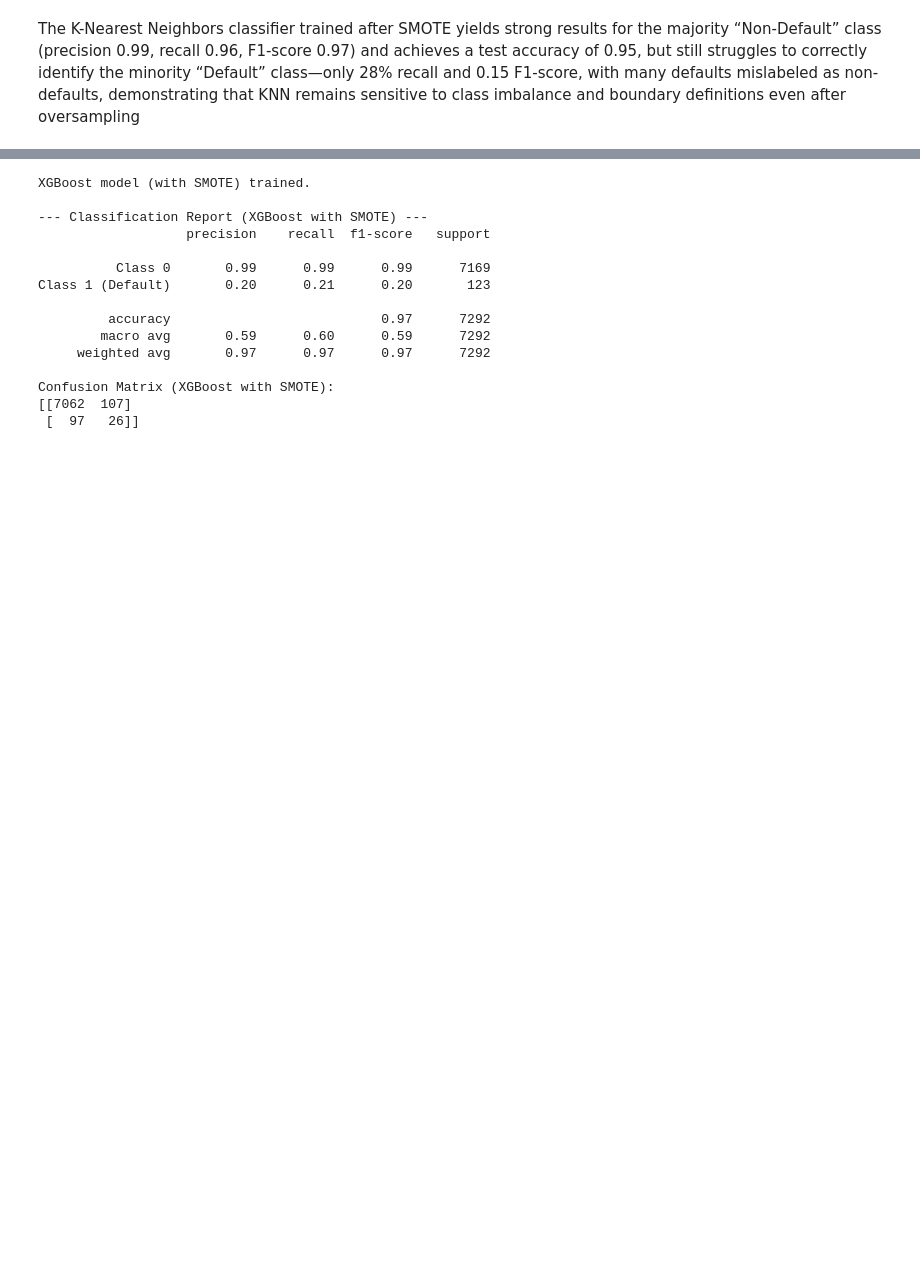
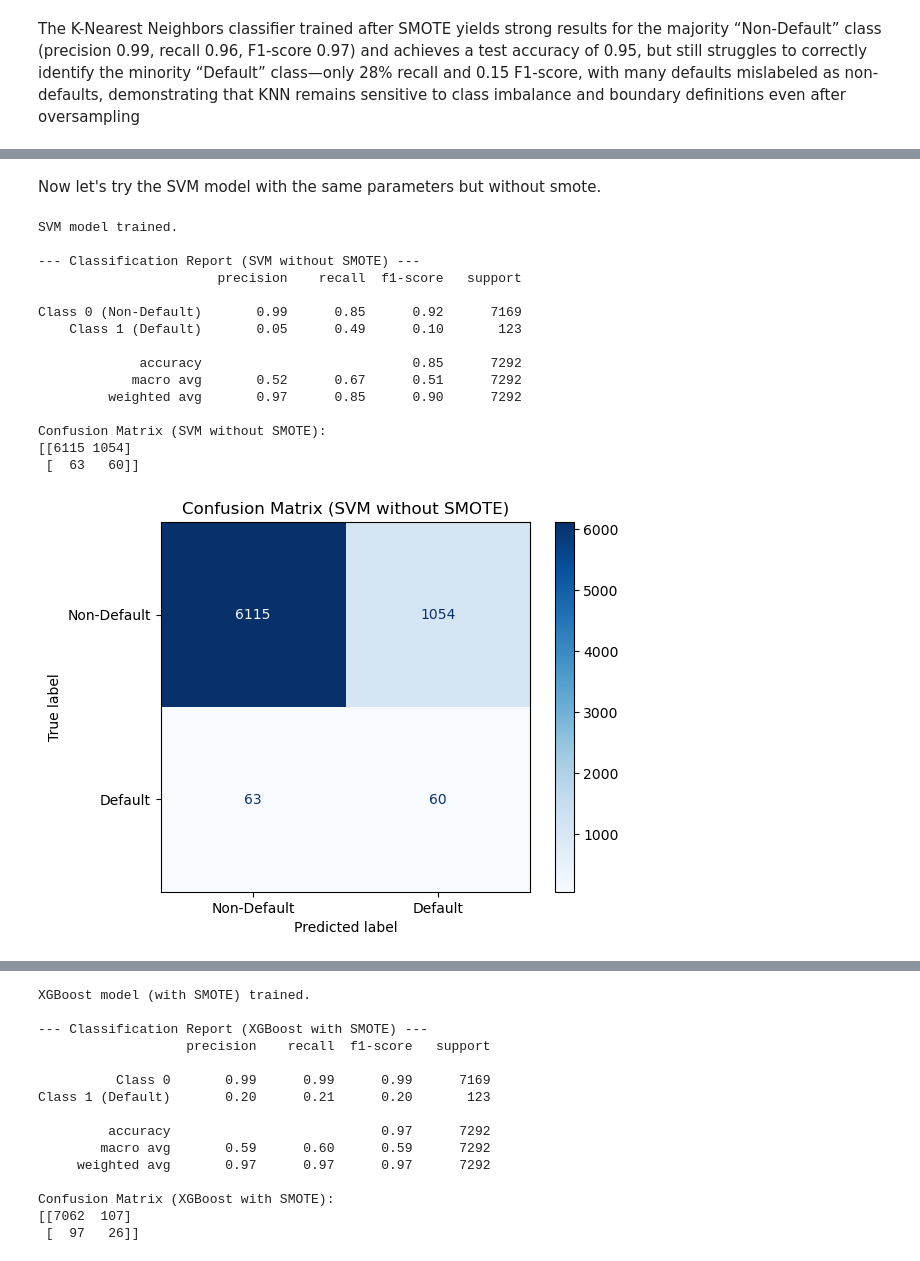
Before and after one commit to Adnbsn/ML_CardFraud, a Jupyter notebook: Project_ML_Adrien_BESSON_Emma_BEKKER.ipynb, the cells around one changed output, grey strips where cells are left out. Drawn from its saved outputs; the diff is of its cells as text; code cells hidden in the pictures; blank space fills up the shorter version.

```diff
--- a/Project_ML_Adrien_BESSON_Emma_BEKKER.ipynb
+++ b/Project_ML_Adrien_BESSON_Emma_BEKKER.ipynb
@@ -761,0 +842,45 @@ Now let's test some new models, first the xgboost, we are going to try him with
+# %% [markdown]
+Now let's try the SVM model with the same parameters but without smote.
+# %%
+svm_model.fit(X_train_processed, y_train)
+print("SVM model trained.")
+
+# Evaluate the model on the test set
+y_pred_svm2 = svm_model.predict(X_test_processed)
+
+print("\n--- Classification Report (SVM without SMOTE) ---")
+print(classification_report(
+    y_test,
+    y_pred_svm2,
+    target_names=["Class 0 (Non-Default)", "Class 1 (Default)"]
+))
+
+cm_svm = confusion_matrix(y_test, y_pred_svm2)
+print("Confusion Matrix (SVM without SMOTE):")
+print(cm_svm)
+
+# 3. Plot the confusion matrix
+disp_svm = ConfusionMatrixDisplay(
+    confusion_matrix=cm_svm,
+    display_labels=["Non-Default", "Default"]
+)
+disp_svm.plot(cmap="Blues", values_format="d")
+plt.title("Confusion Matrix (SVM without SMOTE)")
+plt.show()
+# %% [output]
+SVM model trained.
+
+--- Classification Report (SVM without SMOTE) ---
+                       precision    recall  f1-score   support
+
+Class 0 (Non-Default)       0.99      0.85      0.92      7169
+    Class 1 (Default)       0.05      0.49      0.10       123
+
+             accuracy                           0.85      7292
+            macro avg       0.52      0.67      0.51      7292
+         weighted avg       0.97      0.85      0.90      7292
+
+Confusion Matrix (SVM without SMOTE):
+[[6115 1054]
+ [  63   60]]
+[figure, added]
```
Also changed, not shown: parts of 18 cells of this notebook.
